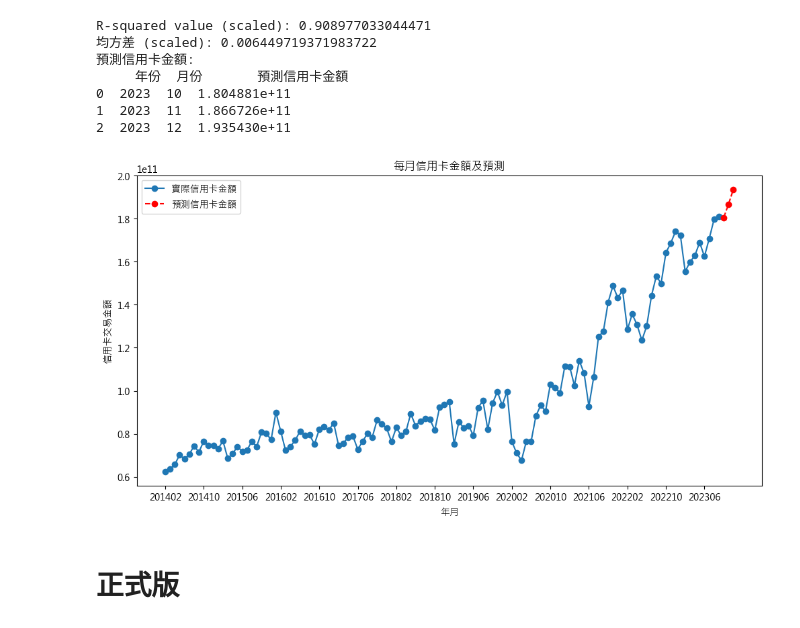
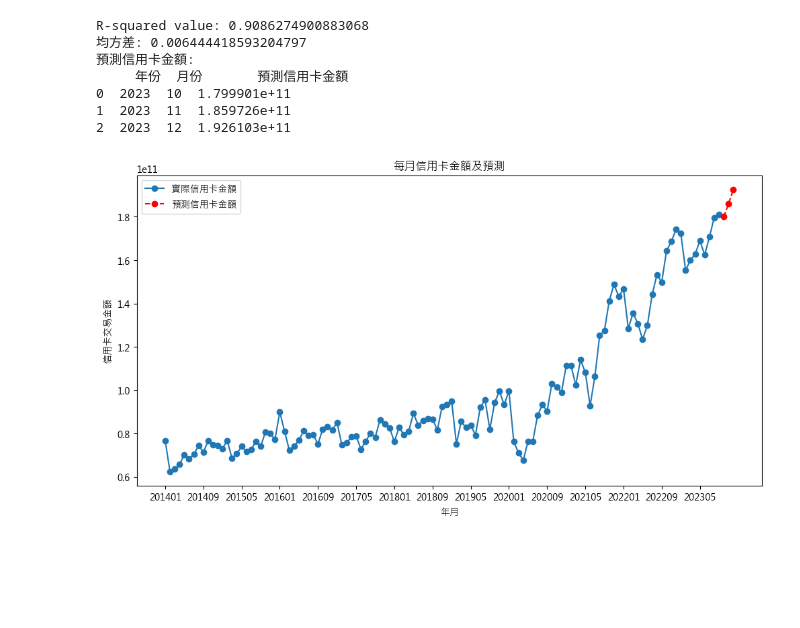
Before and after one commit to xuanlll17/creditcard, a Jupyter notebook: ML.ipynb, the cells around one changed output. Saved outputs shown, nothing was run; the diff lists cells and outputs as text; code cells hidden in the pictures; blank space fills up the shorter version.

```diff
--- a/ML.ipynb
+++ b/ML.ipynb
@@ -16,8 +16,6 @@ df["年月"] = df["年月"].dt.strftime("%Y%m")
 # 按照年月分组，計算每年各個月份的信用卡消費金額
 monthly_total_expenses = df.groupby(["年月"])["信用卡交易金額[新台幣]"].sum().reset_index()
 
-# 移除第一個月
-monthly_total_expenses = monthly_total_expenses.iloc[1:]
 
 # 將 '年月' 轉 datetime 取出年份和月份
 monthly_total_expenses["年份"] = pd.to_datetime(
@@ -30,20 +28,10 @@ monthly_total_expenses["月份"] = pd.to_datetime(
 X = monthly_total_expenses[["年份", "月份"]].astype(float)
 y = monthly_total_expenses["信用卡交易金額[新台幣]"]
 
-# 多項式特徵轉換
+# 特徵轉換
 degree = 2
 poly = PolynomialFeatures(degree=degree)
 X_poly = poly.fit_transform(X)
-
-model = LinearRegression()
-model.fit(X_poly, y)
-
-# 預測2023年10月、11月和12月的信用卡消費金額
-next_months = pd.DataFrame({"年份": [2023] * 3, "月份": [10, 11, 12]})
-next_months_poly = poly.transform(next_months)
-
-# 將預測的信用卡金額合併至DataFrame
-next_months["預測信用卡金額"] = model.predict(next_months_poly)
 
 # 特徵縮放(MinMaxScaler)
 scaler_X = MinMaxScaler()
@@ -52,48 +40,51 @@ scaler_y = MinMaxScaler()
 X_scaled = scaler_X.fit_transform(X_poly)
 y_scaled = scaler_y.fit_transform(y.values.reshape(-1, 1)).flatten()
 
-# 建立多項式迴歸模型
-model_scaled = LinearRegression()
-model_scaled.fit(X_scaled, y_scaled)
+# 建立模型
+model = LinearRegression()
+model.fit(X_scaled, y_scaled)
 
 # 預測2023年10月、11月和12月的信用卡消費金額
+next_months = pd.DataFrame({"年份": [2023] * 3, "月份": [10, 11, 12]})
+next_months_poly = poly.transform(next_months)
 next_months_scaled = scaler_X.transform(next_months_poly)
-next_months["預測信用卡金額_scaled"] = scaler_y.inverse_transform(
-    model_scaled.predict(next_months_scaled).reshape(-1, 1)
+
+# 將預測的信用卡金額合併至DataFrame
+next_months["預測信用卡金額"] = scaler_y.inverse_transform(
+    model.predict(next_months_scaled).reshape(-1, 1)
 ).flatten()
 
-r_squared_scaled = r2_score(y_scaled, model_scaled.predict(X_scaled))
-print(f"R-squared value (scaled): {r_squared_scaled}")
-mse_scaled = mean_squared_error(y_scaled, model_scaled.predict(X_scaled))
-print(f"均方差 (scaled): {mse_scaled}")
+# R平方與平均方差
+r_squared = r2_score(y_scaled, model.predict(X_scaled))
+print(f"R-squared value: {r_squared}")
+mse = mean_squared_error(y_scaled, model.predict(X_scaled))
+print(f"均方差: {mse}")
 
 print("預測信用卡金額:")
 print(next_months[["年份", "月份", "預測信用卡金額"]])
 
 plt.figure(figsize=(12, 6))
 plt.plot(monthly_total_expenses["年月"], y, marker="o", label="實際信用卡金額")
 plt.plot(
     next_months["年份"].astype(str) + next_months["月份"].astype(str).str.zfill(2),
     next_months["預測信用卡金額"],
     marker="o",
     linestyle="--",
     color="red",
     label="預測信用卡金額",
 )
 plt.title("每月信用卡金額及預測")
 plt.xlabel("年月")
 plt.ylabel("信用卡交易金額")
 plt.xticks(monthly_total_expenses["年月"][::8])  # 每8個標籤顯示一次
 plt.legend()
 plt.show()
 # %% [output]
-R-squared value (scaled): 0.908977033044471
-均方差 (scaled): 0.006449719371983722
+R-squared value: 0.9086274900883068
+均方差: 0.006444418593204797
 預測信用卡金額:
      年份  月份       預測信用卡金額
-0  2023  10  1.804881e+11
-1  2023  11  1.866726e+11
-2  2023  12  1.935430e+11
+0  2023  10  1.799901e+11
+1  2023  11  1.859726e+11
+2  2023  12  1.926103e+11
-[figure, old version]
+[figure, new version]
-# %% [markdown]
-# 正式版
```
Also changed, not shown: parts of 3 cells of this notebook.
